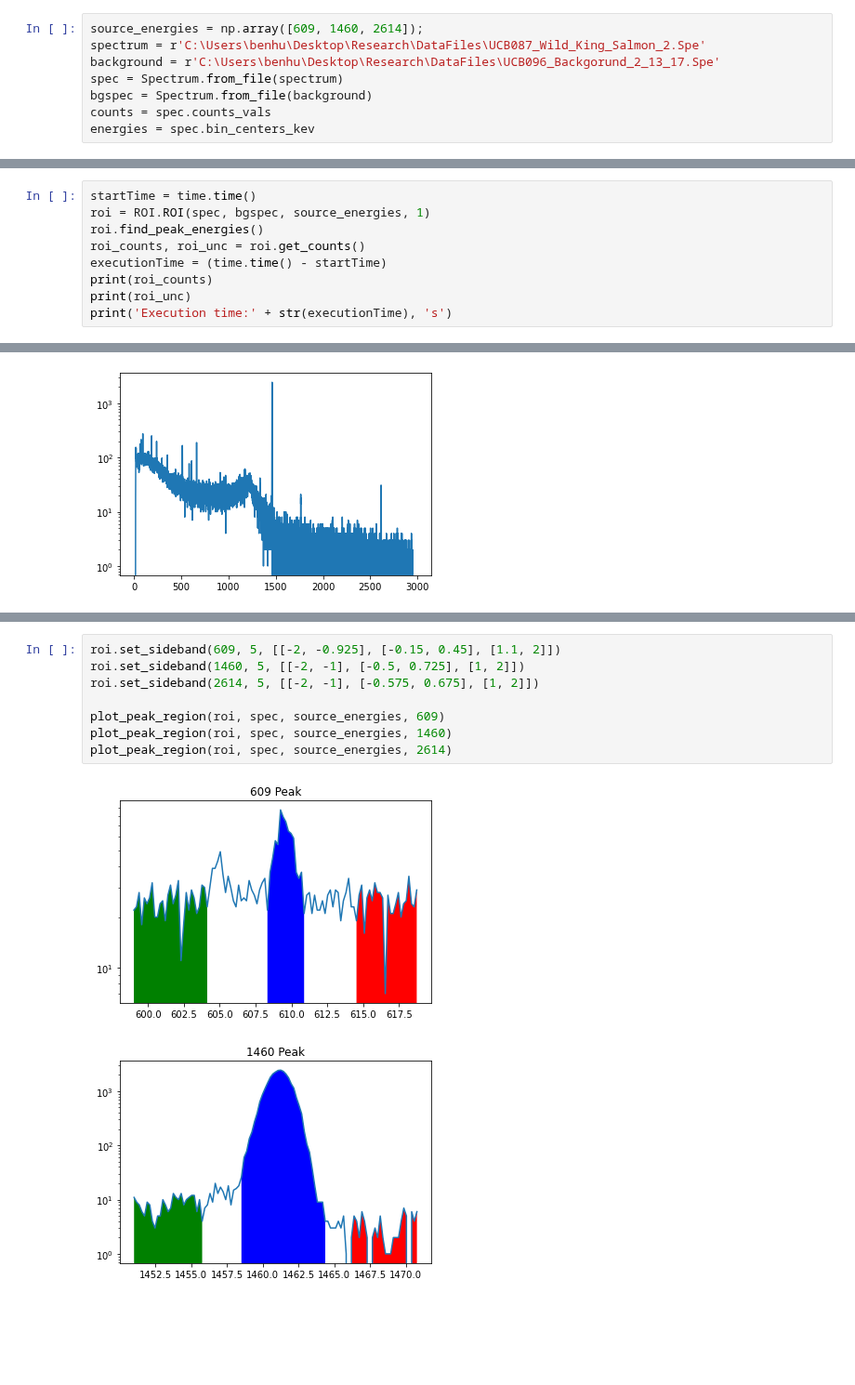
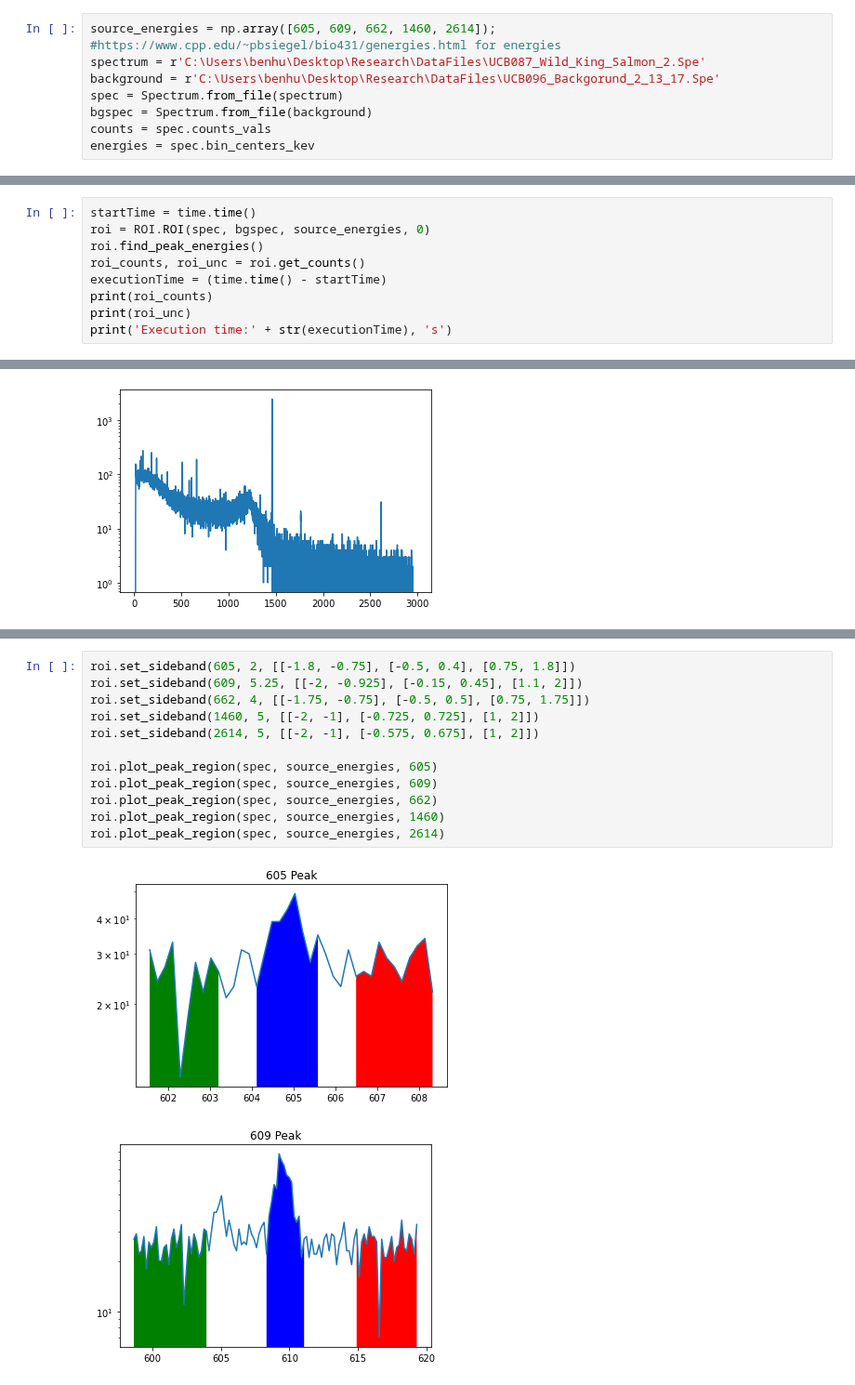
Before and after one commit to bearing/radwatch-analysis, a Jupyter notebook: GammaAnalysis/TestAnalysis.ipynb, the cells around one changed output, grey strips where cells are left out. Shown at 93% size. Saved outputs shown, nothing was run; the diff lists cells and outputs as text; blank space fills up the shorter version.

```diff
--- a/GammaAnalysis/TestAnalysis.ipynb
+++ b/GammaAnalysis/TestAnalysis.ipynb
@@ -22,7 +22,7 @@ importlib.reload(ROI)
 # %% [output]
 <module 'ROI' from 'C:\\Users\\benhu\\Desktop\\Research\\radwatch-analysis\\ROI.py'>
 # %%
-source_energies = np.array([609, 1460, 2614]);
+source_energies = np.array([605, 609, 662, 1460, 2614]); #https://www.cpp.edu/~pbsiegel/bio431/genergies.html for energies
 spectrum = r'C:\Users\benhu\Desktop\Research\DataFiles\UCB087_Wild_King_Salmon_2.Spe'
 background = r'C:\Users\benhu\Desktop\Research\DataFiles\UCB096_Backgorund_2_13_17.Spe'
 spec = Spectrum.from_file(spectrum)
@@ -34,7 +34,7 @@ SpeFile: Reading file C:\Users\benhu\Desktop\Research\DataFiles\UCB087_Wild_King
 SpeFile: Reading file C:\Users\benhu\Desktop\Research\DataFiles\UCB096_Backgorund_2_13_17.Spe
 # %%
 startTime = time.time()
-roi = ROI.ROI(spec, bgspec, source_energies, 1)
+roi = ROI.ROI(spec, bgspec, source_energies, 0)
 roi.find_peak_energies()
 roi_counts, roi_unc = roi.get_counts()
 executionTime = (time.time() - startTime)
@@ -123,11 +85,15 @@ plt.yscale('log')
 # %%
-roi.set_sideband(609, 5, [[-2, -0.925], [-0.15, 0.45], [1.1, 2]])
-roi.set_sideband(1460, 5, [[-2, -1], [-0.5, 0.725], [1, 2]])
+roi.set_sideband(605, 2, [[-1.8, -0.75], [-0.5, 0.4], [0.75, 1.8]])
+roi.set_sideband(609, 5.25, [[-2, -0.925], [-0.15, 0.45], [1.1, 2]])
+roi.set_sideband(662, 4, [[-1.75, -0.75], [-0.5, 0.5], [0.75, 1.75]])
+roi.set_sideband(1460, 5, [[-2, -1], [-0.725, 0.725], [1, 2]])
 roi.set_sideband(2614, 5, [[-2, -1], [-0.575, 0.675], [1, 2]])
 
-plot_peak_region(roi, spec, source_energies, 609)
-plot_peak_region(roi, spec, source_energies, 1460)
-plot_peak_region(roi, spec, source_energies, 2614)
+roi.plot_peak_region(spec, source_energies, 605)
+roi.plot_peak_region(spec, source_energies, 609)
+roi.plot_peak_region(spec, source_energies, 662)
+roi.plot_peak_region(spec, source_energies, 1460)
+roi.plot_peak_region(spec, source_energies, 2614)
 # %% [output]
-[figure, old version]
+[figure, new version]
-[figure, old version]
+[figure, new version]
```
Also changed, not shown: parts of 8 cells of this notebook, 33 other files.
